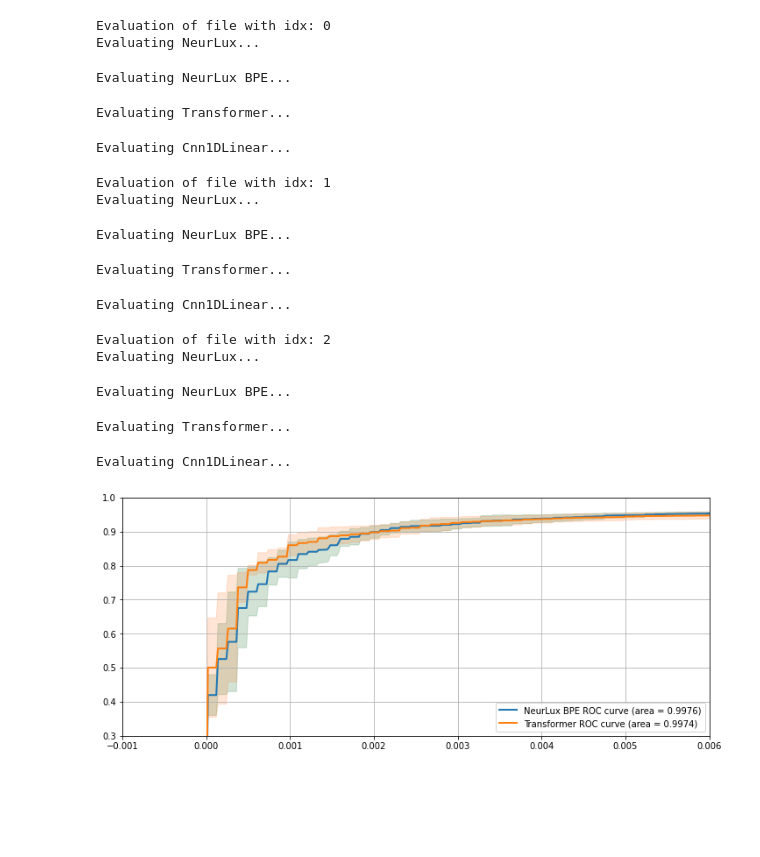
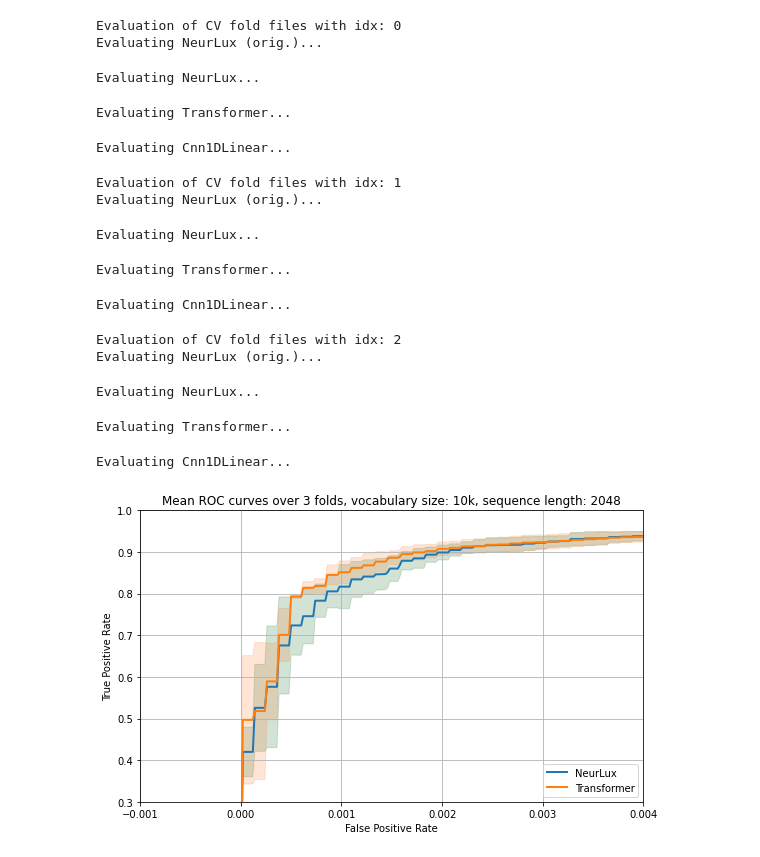
Before and after one commit to dtrizna/nebula, a Jupyter notebook: evaluation/crossValidation/_roc_curves.ipynb, the cells around one changed output. Saved outputs shown, nothing was run; the diff lists cells and outputs as text; code cells hidden in the pictures; blank space fills up the shorter version.

```diff
--- a/evaluation/crossValidation/_roc_curves.ipynb
+++ b/evaluation/crossValidation/_roc_curves.ipynb
@@ -88,34 +91,37 @@ def plot_roc_curve(fpr, tpr, roc_auc, model_name, ax, xlim=[0, 0.15], ylim=[0.85
     ax.set_ylim(ylim)
     return ax
 # %%
-fprs, tprs, roc_aucs = defaultdict(dict), defaultdict(dict), defaultdict(dict)
+ROOT_FOLDER = r"vocab10k_len512_ep6"
+maxLen = 512
+
+fprs_10k_512, tprs_10k_512, roc_aucs_10k_512 = defaultdict(dict), defaultdict(dict), defaultdict(dict)
 
 for foldIdx in [0,1,2]:
     print("Evaluation of CV fold files with idx: " + str(foldIdx))
     # NEURLUX
-    inFolder = r"vocab10k_len512_ep6\neurlux_maxLens_512_6_epochs_1676307040"
+    inFolder = rf"{ROOT_FOLDER}\neurlux_maxLens_{maxLen}_6_epochs_1676307040"
     modelArch = {
             "embedding_dim": 256,
             "vocab_size": 10000,
             "max_len": 512
         }
     model = NeurLuxModel(**modelArch)
-    name = model.__name__
-    fprs[name][foldIdx], tprs[name][foldIdx], roc_aucs[name][foldIdx] = get_roc_curve_from_folder(inFolder, model, name=name, fileIdx=foldIdx)
+    name = model.__name__ + " (orig.)"
+    fprs_10k_512[name][foldIdx], tprs_10k_512[name][foldIdx], roc_aucs_10k_512[name][foldIdx] = get_roc_curve_from_folder(inFolder, model, name=name, fileIdx=foldIdx)
 
     # NEURLUX BPE
-    inFolder = r"vocab10k_len512_ep6\neurlux_BPE_maxLens_512_6_epochs_1676315012"
+    inFolder = rf"{ROOT_FOLDER}\neurlux_BPE_maxLens_{maxLen}_6_epochs_1676315012"
     modelArch = {
             "embedding_dim": 256,
             "vocab_size": 10003,
             "max_len": 512
         }
     model = NeurLuxModel(**modelArch)
-    name = model.__name__ + " BPE"
-    fprs[name][foldIdx], tprs[name][foldIdx], roc_aucs[name][foldIdx] = get_roc_curve_from_folder(inFolder, model, name=name, fileIdx=foldIdx)
+    name = model.__name__
+    fprs_10k_512[name][foldIdx], tprs_10k_512[name][foldIdx], roc_aucs_10k_512[name][foldIdx] = get_roc_curve_from_folder(inFolder, model, name=name, fileIdx=foldIdx)
 
     # TRANSFORMER
-    inFolder = r"vocab10k_len512_ep6\Transformer_wChunks_maxLen_512_6_epochs_1676317336"
+    inFolder = rf"{ROOT_FOLDER}\Transformer_wChunks_maxLen_{maxLen}_6_epochs_1676317336"
     modelArch = {
         "vocabSize": 10003,  # size of vocabulary
         "maxLen": 512,  # maximum length of the input sequence
@@ -131,11 +137,11 @@ for foldIdx in [0,1,2]:
     }
     model = TransformerEncoderWithChunking(**modelArch)
     name = "Transformer"
-    fprs[name][foldIdx], tprs[name][foldIdx], roc_aucs[name][foldIdx] = get_roc_curve_from_folder(inFolder, model, name=name, fileIdx=foldIdx)
+    fprs_10k_512[name][foldIdx], tprs_10k_512[name][foldIdx], roc_aucs_10k_512[name][foldIdx] = get_roc_curve_from_folder(inFolder, model, name=name, fileIdx=foldIdx)
 
 
     # CNN
-    inFolder = r"vocab10k_len512_ep6\Cnn1DLinear_maxLen_512_6_epochs_1676355847"
+    inFolder = rf"{ROOT_FOLDER}\Cnn1DLinear_maxLen_{maxLen}_6_epochs_1676355847"
     modelArch = {
         "vocabSize": 10003,
         "maxLen": 512,
@@ -148,60 +154,66 @@ for foldIdx in [0,1,2]:
     }
     model = Cnn1DLinear(**modelArch)
     name = model.__name__
-    fprs[name][foldIdx], tprs[name][foldIdx], roc_aucs[name][foldIdx] = get_roc_curve_from_folder(inFolder, model, name=name, fileIdx=foldIdx)
+    fprs_10k_512[name][foldIdx], tprs_10k_512[name][foldIdx], roc_aucs_10k_512[name][foldIdx] = get_roc_curve_from_folder(inFolder, model, name=name, fileIdx=foldIdx)
 # %% [output]
-Evaluation of file with idx: 0
-Evaluating NeurLux...
+Evaluation of CV fold files with idx: 0
+Evaluating NeurLux (orig.)...
-Evaluating NeurLux BPE...
+Evaluating NeurLux...
 Evaluating Transformer...
 Evaluating Cnn1DLinear...
-Evaluation of file with idx: 1
-Evaluating NeurLux...
+Evaluation of CV fold files with idx: 1
+Evaluating NeurLux (orig.)...
-Evaluating NeurLux BPE...
+Evaluating NeurLux...
 Evaluating Transformer...
 Evaluating Cnn1DLinear...
-Evaluation of file with idx: 2
-Evaluating NeurLux...
+Evaluation of CV fold files with idx: 2
+Evaluating NeurLux (orig.)...
-Evaluating NeurLux BPE...
+Evaluating NeurLux...
 Evaluating Transformer...
 Evaluating Cnn1DLinear...
 # %%
-SKIP_MODELS = ["Cnn1DLinear", "NeurLux"]
+SKIP_MODELS = ["Cnn1DLinear", "NeurLux (orig.)"]
 base_fpr = np.linspace(0, 1, 50001)
 trps_same = defaultdict(dict)
-for key in tprs.keys():
+for key in tprs_10k_512.keys():
     for idx in range(3):
-        trps_same[key][idx] = np.interp(base_fpr, fprs[key][idx], tprs[key][idx])
+        trps_same[key][idx] = np.interp(base_fpr, fprs_10k_512[key][idx], tprs_10k_512[key][idx])
         trps_same[key][idx][0] = 0.0
 
-fig, ax = plt.subplots(1,1, figsize=(12,5))
+fig, ax = plt.subplots(1,1, figsize=(8,5))
 for key in trps_same.keys():
     if key in SKIP_MODELS:
         continue
     # plot mean of TPRS
     mean_tpr = np.mean(list(trps_same[key].values()), axis=0)
     mean_tpr[-1] = 1.0
     mean_auc = auc(base_fpr, mean_tpr)
-    ax.plot(base_fpr, mean_tpr, lw=2, label=f"{key} ROC curve (area = {mean_auc:.4f})")
+    ax.plot(base_fpr, mean_tpr, lw=2, label=f"{key}")# ROC curve (area = {mean_auc:.4f})")
     # get color from last plot
     color = ax.lines[-1].get_color()
     # plot std of TPRS
     std_tpr = np.std(list(trps_same[key].values()), axis=0)
     tprs_upper = np.minimum(mean_tpr + std_tpr, 1)
     tprs_lower = mean_tpr - std_tpr
     # make color transparent -- e.g. 1f77b4 -> 1f77b433
     color = color[:-2] + "33"
     ax.fill_between(base_fpr, tprs_lower, tprs_upper, color=color, alpha=.2)
 
     # plot each of TPRs for each fold
     # for idx in range(3):
     #     ax.plot(fprs[key][idx], tprs[key][idx], lw=1, alpha=0.3, color=color)
 
     ax.set_xlim(XLIM)
     ax.set_ylim(YLIM)
 
-
 ax.legend(loc="lower right")
+ax.set_ylabel("True Positive Rate")
+ax.set_xlabel("False Positive Rate")
+ax.set_title(f"Mean ROC curves over 3 folds, vocabulary size: 10k, sequence length: {maxLen}")
+ax.set_xlim([XLIM[0], XLIM[1]-0.002])
 ax.grid()
+fig.tight_layout()
+plotfile = os.path.join(REPO_ROOT, r"img\_crossValidationPlots", f"neurlux_mean_roc_curves_10k_512.png")
+fig.savefig(plotfile, dpi=300)
 # %% [output]
-[figure, old version]
+[figure, new version]
```
Also changed, not shown: parts of 6 cells of this notebook, 13 other files.
